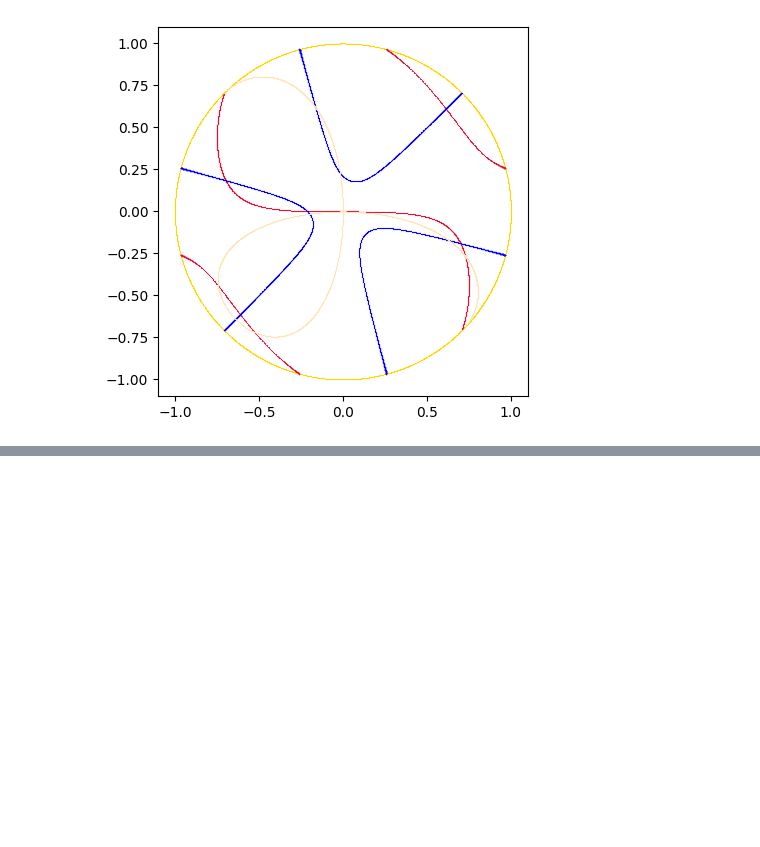
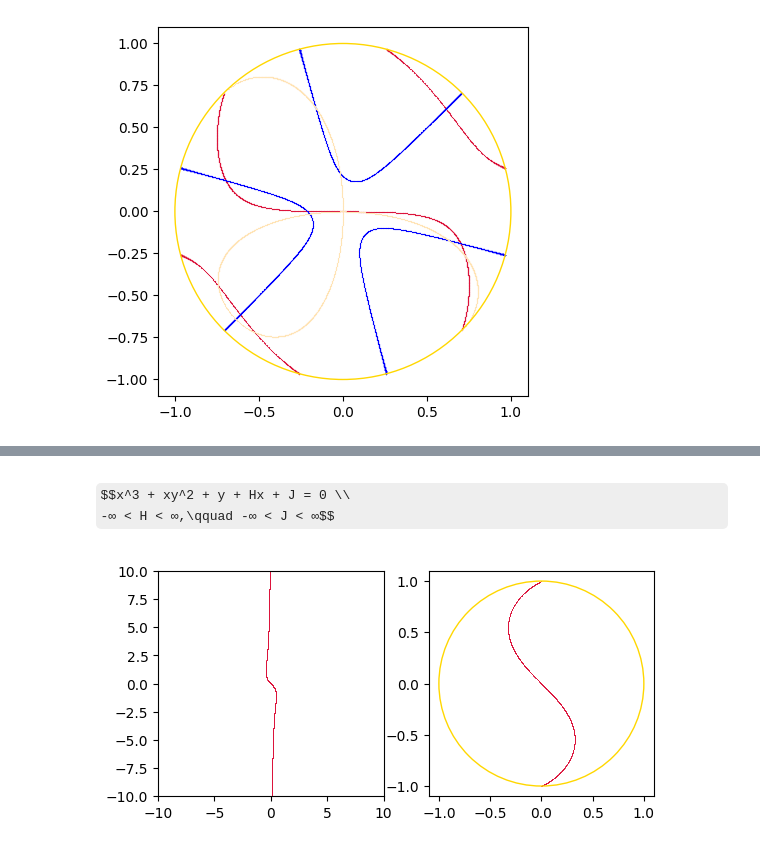
Before and after one commit to mirtorande/cubic-curve-projective-closure, a Jupyter notebook: ExperimentationStation.ipynb, the cells around one changed output, grey strips where cells are left out. Saved outputs shown, nothing was run; the diff lists cells and outputs as text; code cells hidden in the pictures; some formulas as TeX source; blank space fills up the shorter version.

```diff
--- a/ExperimentationStation.ipynb
+++ b/ExperimentationStation.ipynb
@@ -455,0 +507,7 @@ plt.show()
+# %% [markdown]
+$$x^3 + xy^2 + y + Hx + J = 0 \\
+-∞ < H < ∞,\qquad -∞ < J < ∞$$
+# %%
+drawAffineAndProjected('1x^3 + 1xy^2 + 1x + 1y + 0')
+# %% [output]
+[figure, added]
```
Also changed, not shown: parts of 13 cells of this notebook.
